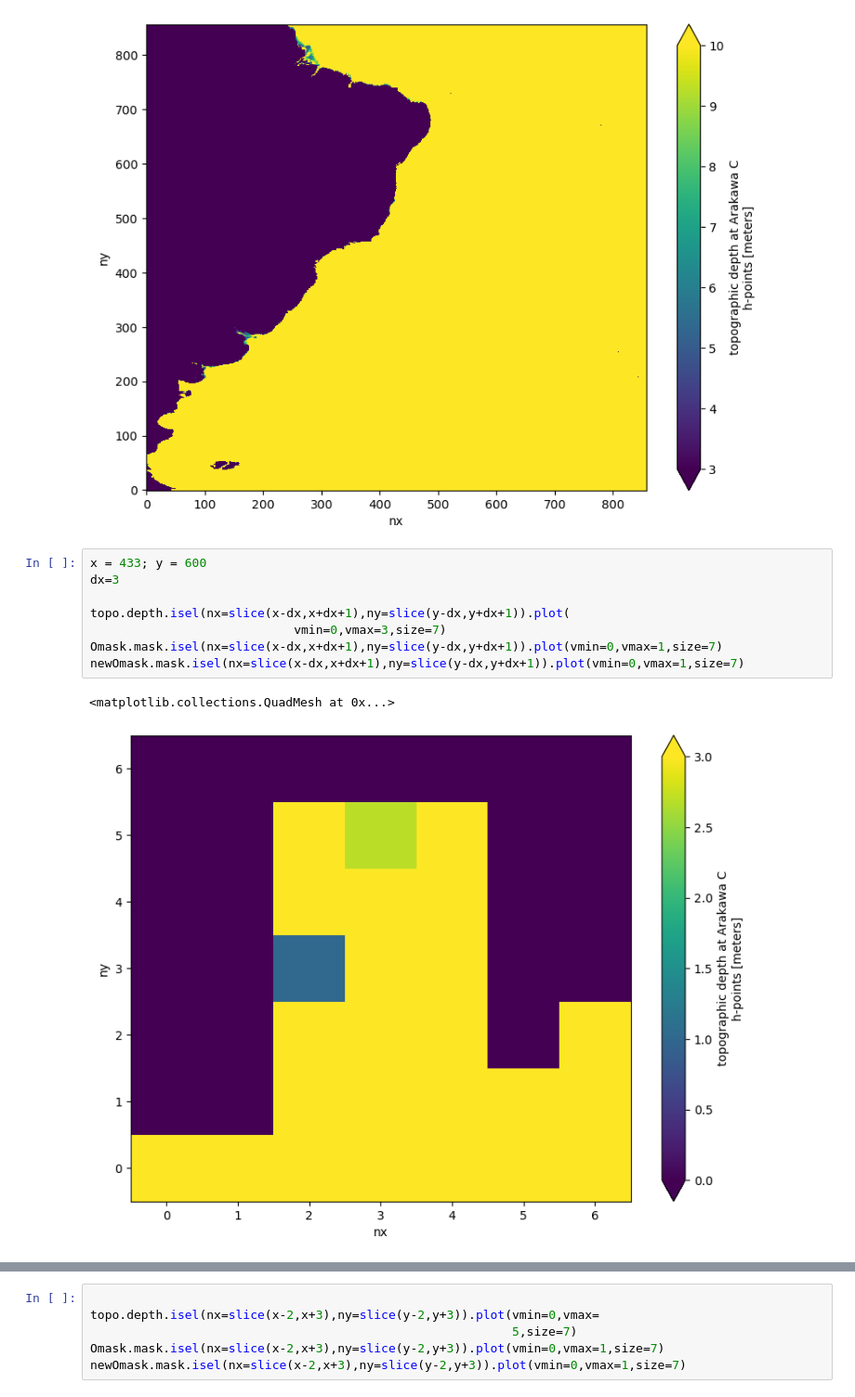
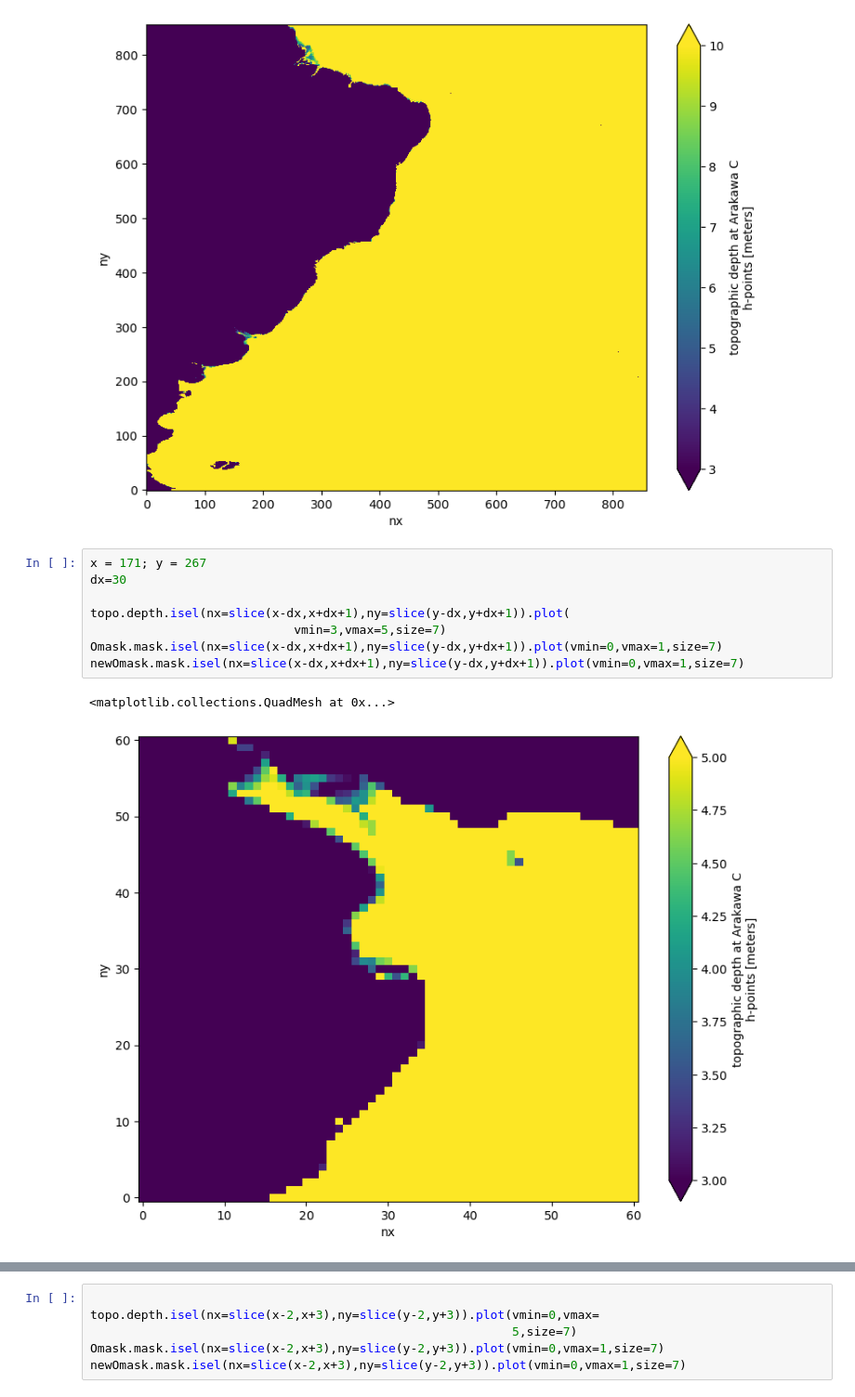
Before and after one commit to nlaureanti/SWA14, a Jupyter notebook: gridgen/fix_topog.ipynb, the cells around one changed output, grey strips where cells are left out. Shown at 93% size. Saved outputs shown, nothing was run; the diff lists cells and outputs as text.

```diff
--- a/gridgen/fix_topog.ipynb
+++ b/gridgen/fix_topog.ipynb
@@ -442,13 +500,13 @@ topo.depth.plot(vmin=3,vmax=10,size=7)
 <matplotlib.collections.QuadMesh at 0x...>
 [figure]
 # %%
-x = 433; y = 600
-dx=3
+x = 171; y = 267
+dx=30
 
 topo.depth.isel(nx=slice(x-dx,x+dx+1),ny=slice(y-dx,y+dx+1)).plot(
-                            vmin=0,vmax=3,size=7)
+                            vmin=3,vmax=5,size=7)
 Omask.mask.isel(nx=slice(x-dx,x+dx+1),ny=slice(y-dx,y+dx+1)).plot(vmin=0,vmax=1,size=7)
 newOmask.mask.isel(nx=slice(x-dx,x+dx+1),ny=slice(y-dx,y+dx+1)).plot(vmin=0,vmax=1,size=7)
 # %% [output]
 <matplotlib.collections.QuadMesh at 0x...>
-[figure, old version]
+[figure, new version]
```
Also changed, not shown: parts of 4 cells of this notebook, 8 other files.
